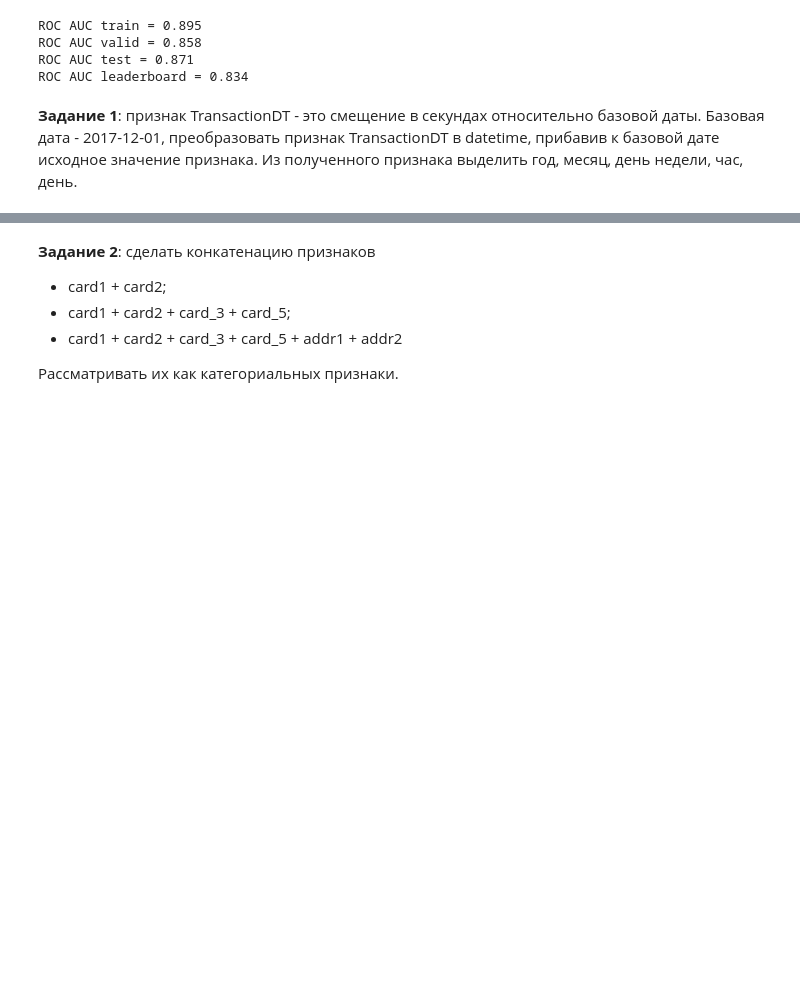
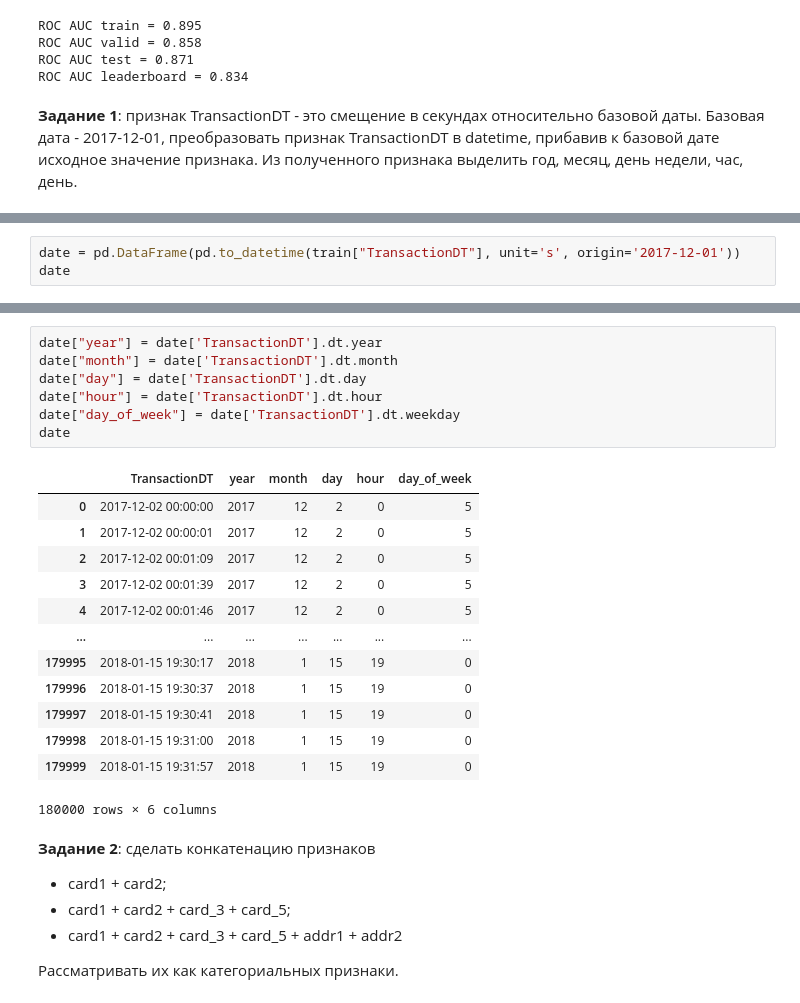
Before and after one commit to AndreiBazhenau/gb, a Jupyter notebook: kaggle/hw_5.ipynb, the cells around one changed output, grey strips where cells are left out. Drawn from its saved outputs; the diff is of its cells as text; blank space fills up the shorter version.

```diff
--- a/kaggle/hw_5.ipynb
+++ b/kaggle/hw_5.ipynb
@@ -137,0 +169,3 @@ ROC AUC leaderboard = 0.834
+# %%
+date = pd.DataFrame(pd.to_datetime(train["TransactionDT"], unit='s', origin='2017-12-01'))
+date
@@ -138,3 +186,24 @@ ROC AUC leaderboard = 0.834
+# %%
+date["year"] = date['TransactionDT'].dt.year
+date["month"] = date['TransactionDT'].dt.month
+date["day"] = date['TransactionDT'].dt.day
+date["hour"] = date['TransactionDT'].dt.hour
+date["day_of_week"] = date['TransactionDT'].dt.weekday
+date
+# %% [output]
+|  | TransactionDT | year | month | day | hour | day_of_week |
+| 0 | 2017-12-02 00:00:00 | 2017 | 12 | 2 | 0 | 5 |
+| 1 | 2017-12-02 00:00:01 | 2017 | 12 | 2 | 0 | 5 |
+| 2 | 2017-12-02 00:01:09 | 2017 | 12 | 2 | 0 | 5 |
+| 3 | 2017-12-02 00:01:39 | 2017 | 12 | 2 | 0 | 5 |
+| 4 | 2017-12-02 00:01:46 | 2017 | 12 | 2 | 0 | 5 |
+| ... | ... | ... | ... | ... | ... | ... |
+| 179995 | 2018-01-15 19:30:17 | 2018 | 1 | 15 | 19 | 0 |
+| 179996 | 2018-01-15 19:30:37 | 2018 | 1 | 15 | 19 | 0 |
+| 179997 | 2018-01-15 19:30:41 | 2018 | 1 | 15 | 19 | 0 |
+| 179998 | 2018-01-15 19:31:00 | 2018 | 1 | 15 | 19 | 0 |
+| 179999 | 2018-01-15 19:31:57 | 2018 | 1 | 15 | 19 | 0 |
+180000 rows × 6 columns
 # %% [markdown]
 **Задание 2**: сделать конкатенацию признаков
 * card1 + card2;
```
Also changed, not shown: parts of 8 cells of this notebook.
